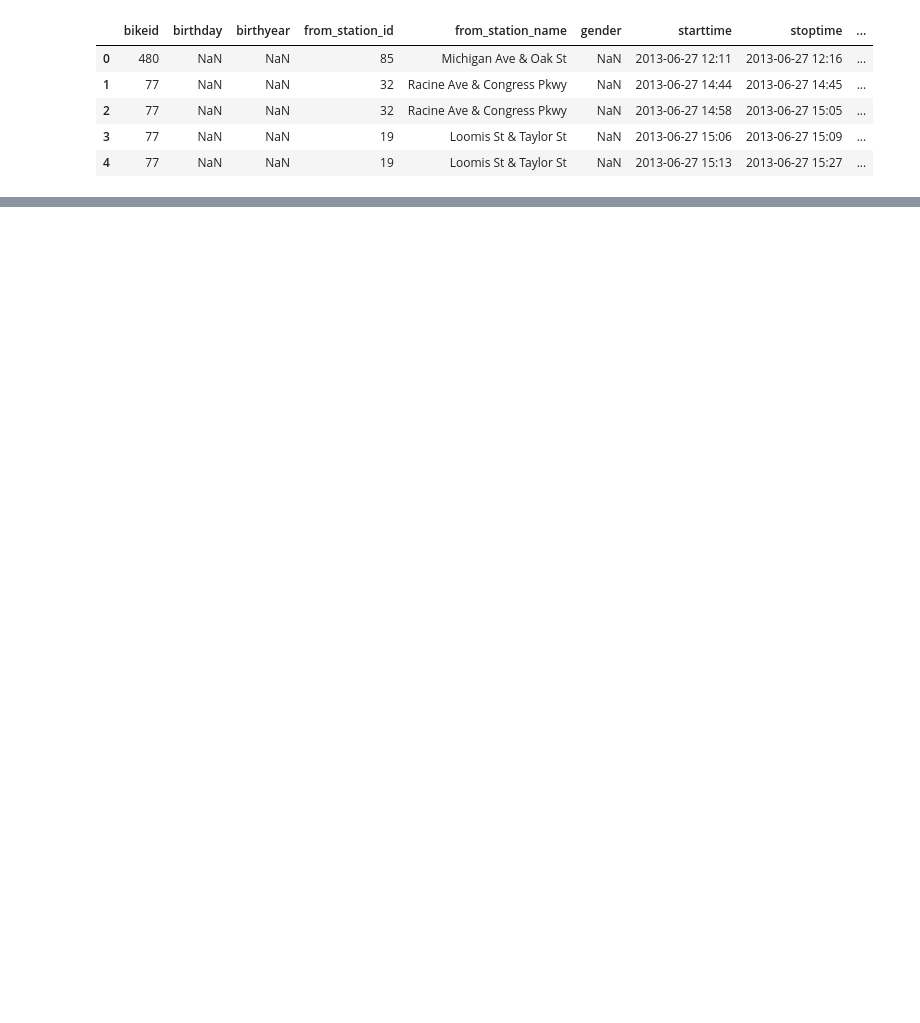
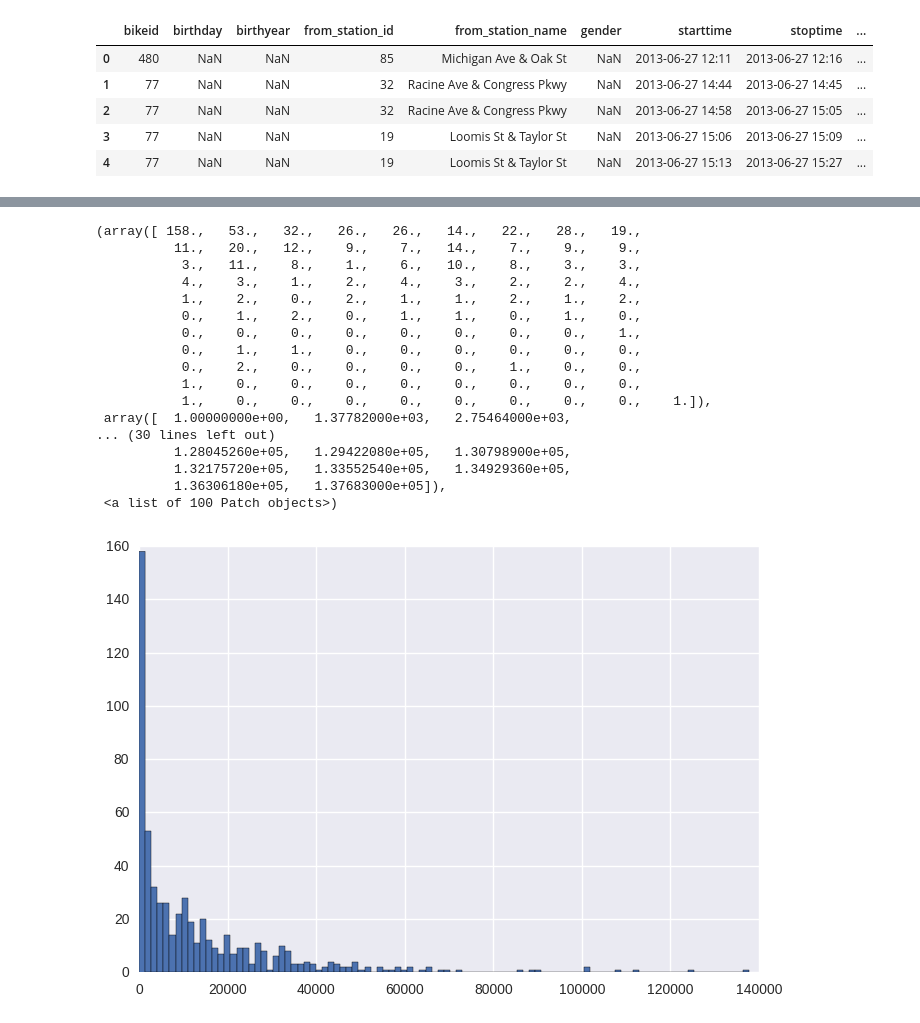
Before and after one commit to nfranchetti/notes-DSI, a Jupyter notebook: divvy-stuff.ipynb, the cells around one changed output, grey strips where cells are left out. Cells and saved outputs as stored; diff of their text form; code cells hidden in the pictures; blank space fills up the shorter version.

```diff
--- a/divvy-stuff.ipynb
+++ b/divvy-stuff.ipynb
@@ -20,0 +87,21 @@ data.head()
+# %%
+plt.hist(departure_arrival['from_station_name'], 100)
+# %% [output]
+(array([ 158.,   53.,   32.,   26.,   26.,   14.,   22.,   28.,   19.,
+          11.,   20.,   12.,    9.,    7.,   14.,    7.,    9.,    9.,
+           3.,   11.,    8.,    1.,    6.,   10.,    8.,    3.,    3.,
+           4.,    3.,    1.,    2.,    4.,    3.,    2.,    2.,    4.,
+           1.,    2.,    0.,    2.,    1.,    1.,    2.,    1.,    2.,
+           0.,    1.,    2.,    0.,    1.,    1.,    0.,    1.,    0.,
+           0.,    0.,    0.,    0.,    0.,    0.,    0.,    0.,    1.,
+           0.,    1.,    1.,    0.,    0.,    0.,    0.,    0.,    0.,
+           0.,    2.,    0.,    0.,    0.,    0.,    1.,    0.,    0.,
+           1.,    0.,    0.,    0.,    0.,    0.,    0.,    0.,    0.,
+           1.,    0.,    0.,    0.,    0.,    0.,    0.,    0.,    0.,    1.]),
+ array([  1.00000000e+00,   1.37782000e+03,   2.75464000e+03,
+... (30 lines left out)
+          1.28045260e+05,   1.29422080e+05,   1.30798900e+05,
+          1.32175720e+05,   1.33552540e+05,   1.34929360e+05,
+          1.36306180e+05,   1.37683000e+05]),
+ <a list of 100 Patch objects>)
+[figure, added]
```
Also changed, not shown: parts of 20 cells of this notebook.
